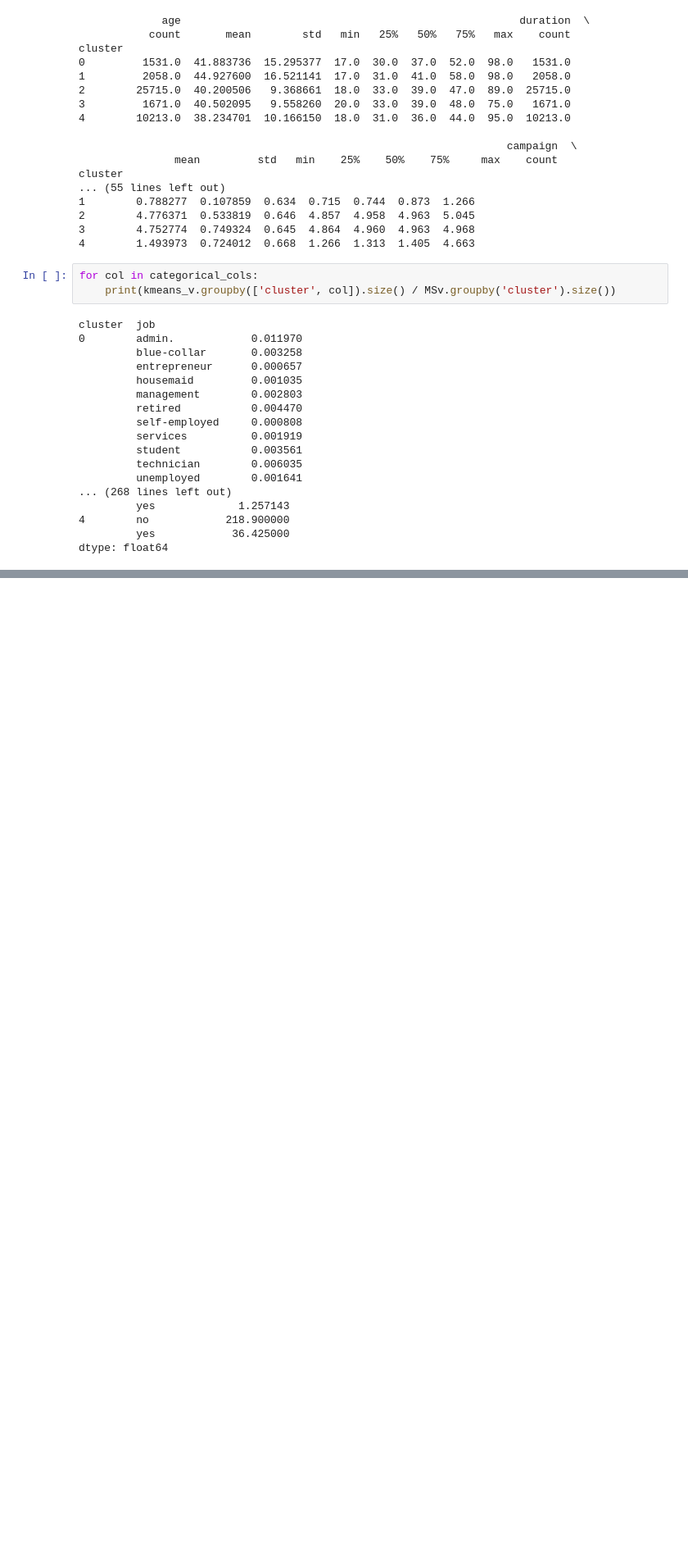
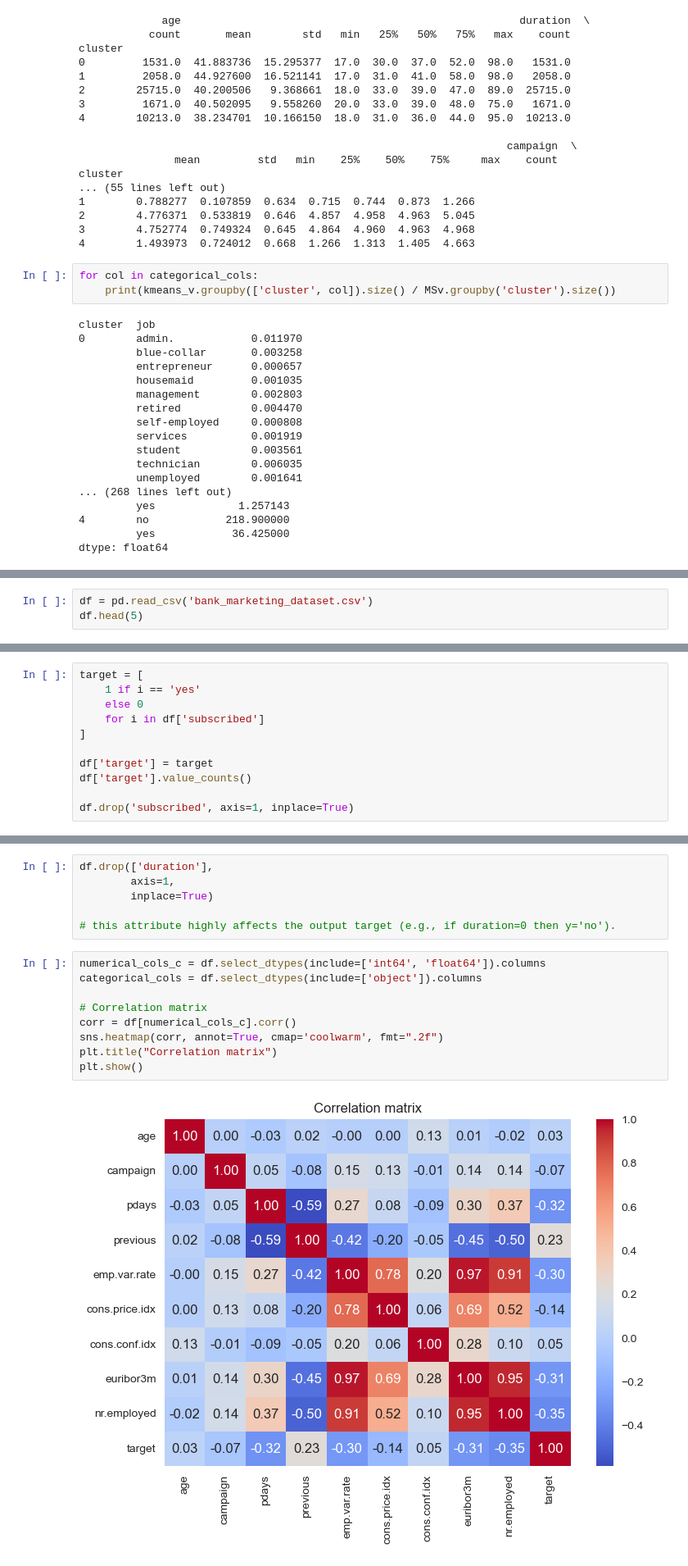
Before and after one commit to McGill-MMA-EnterpriseAnalytics/fourchetteurs, a Jupyter notebook: Final_code.ipynb, the cells around one changed output, grey strips where cells are left out. Shown at 82% size. Saved outputs shown, nothing was run; the diff lists cells and outputs as text; blank space fills up the shorter version.

```diff
--- a/Final_code.ipynb
+++ b/Final_code.ipynb
@@ -826,0 +880,3 @@ dtype: float64
+# %%
+df = pd.read_csv('bank_marketing_dataset.csv')
+df.head(5)
@@ -826,0 +893,11 @@ dtype: float64
+# %%
+target = [
+    1 if i == 'yes'
+    else 0
+    for i in df['subscribed']
+]
+
+df['target'] = target
+df['target'].value_counts()
+
+df.drop('subscribed', axis=1, inplace=True)
@@ -826,0 +906,17 @@ dtype: float64
+# %%
+df.drop(['duration'],
+        axis=1,
+        inplace=True)
+
+# this attribute highly affects the output target (e.g., if duration=0 then y='no').
+# %%
+numerical_cols_c = df.select_dtypes(include=['int64', 'float64']).columns
+categorical_cols = df.select_dtypes(include=['object']).columns
+
+# Correlation matrix
+corr = df[numerical_cols_c].corr()
+sns.heatmap(corr, annot=True, cmap='coolwarm', fmt=".2f")
+plt.title("Correlation matrix")
+plt.show()
+# %% [output]
+[figure, added]
```
Also changed, not shown: parts of 50 cells of this notebook.
